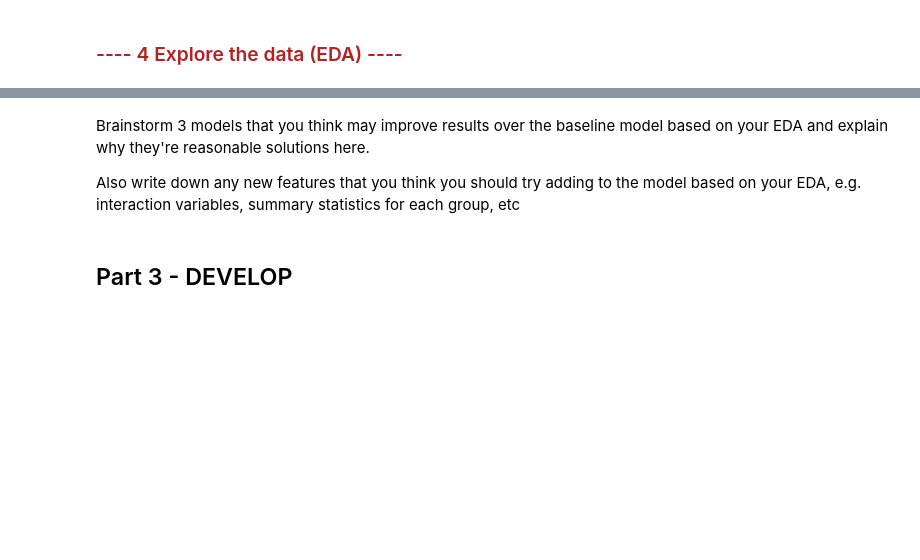
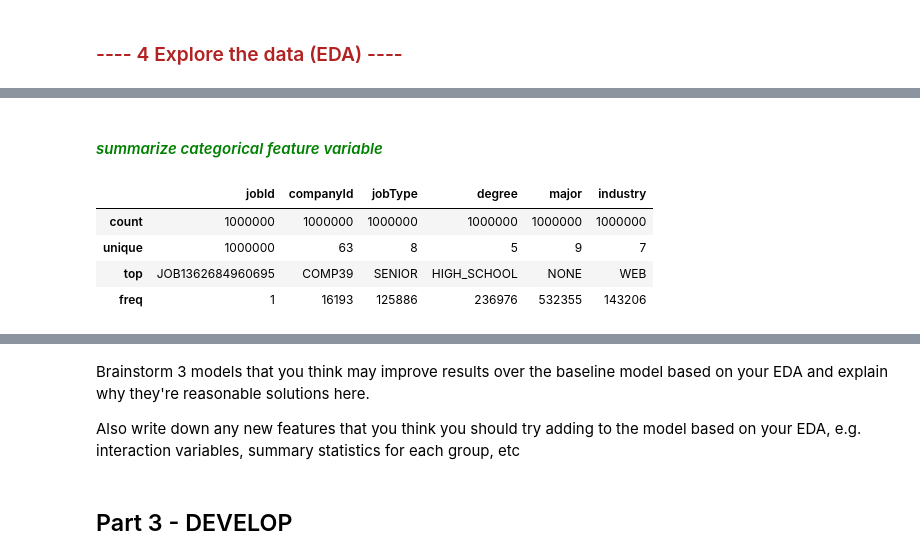
Before and after one commit to suroor89/salary_prediction_portfolio, a Jupyter notebook: Salary_Prediction.ipynb, the cells around one changed output, grey strips where cells are left out. Cells and saved outputs as stored; diff of their text form; code cells hidden in the pictures; blank space fills up the shorter version.

```diff
--- a/Salary_Prediction.ipynb
+++ b/Salary_Prediction.ipynb
@@ -161,0 +176,10 @@ clean_train_df.head(5)
+# %% [markdown]
+#### <font color=green>*summarize categorical feature variable*</font>
+# %%
+train_feature_df.describe(include = ['O'])
+# %% [output]
+|  | jobId | companyId | jobType | degree | major | industry |
+| count | 1000000 | 1000000 | 1000000 | 1000000 | 1000000 | 1000000 |
+| unique | 1000000 | 63 | 8 | 5 | 9 | 7 |
+| top | JOB1362684960695 | COMP39 | SENIOR | HIGH_SCHOOL | NONE | WEB |
+| freq | 1 | 16193 | 125886 | 236976 | 532355 | 143206 |
```
Also changed, not shown: parts of 24 cells of this notebook.
